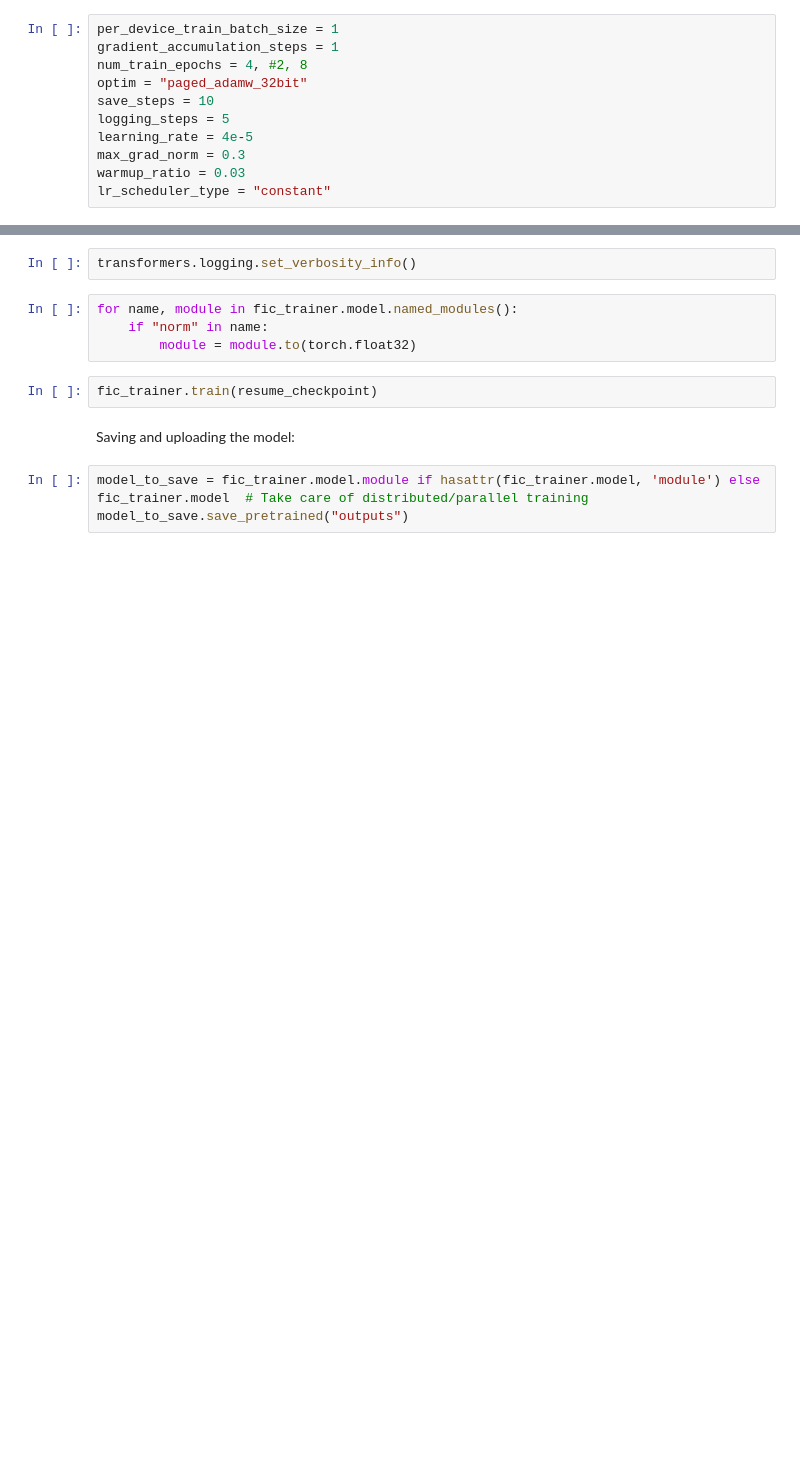
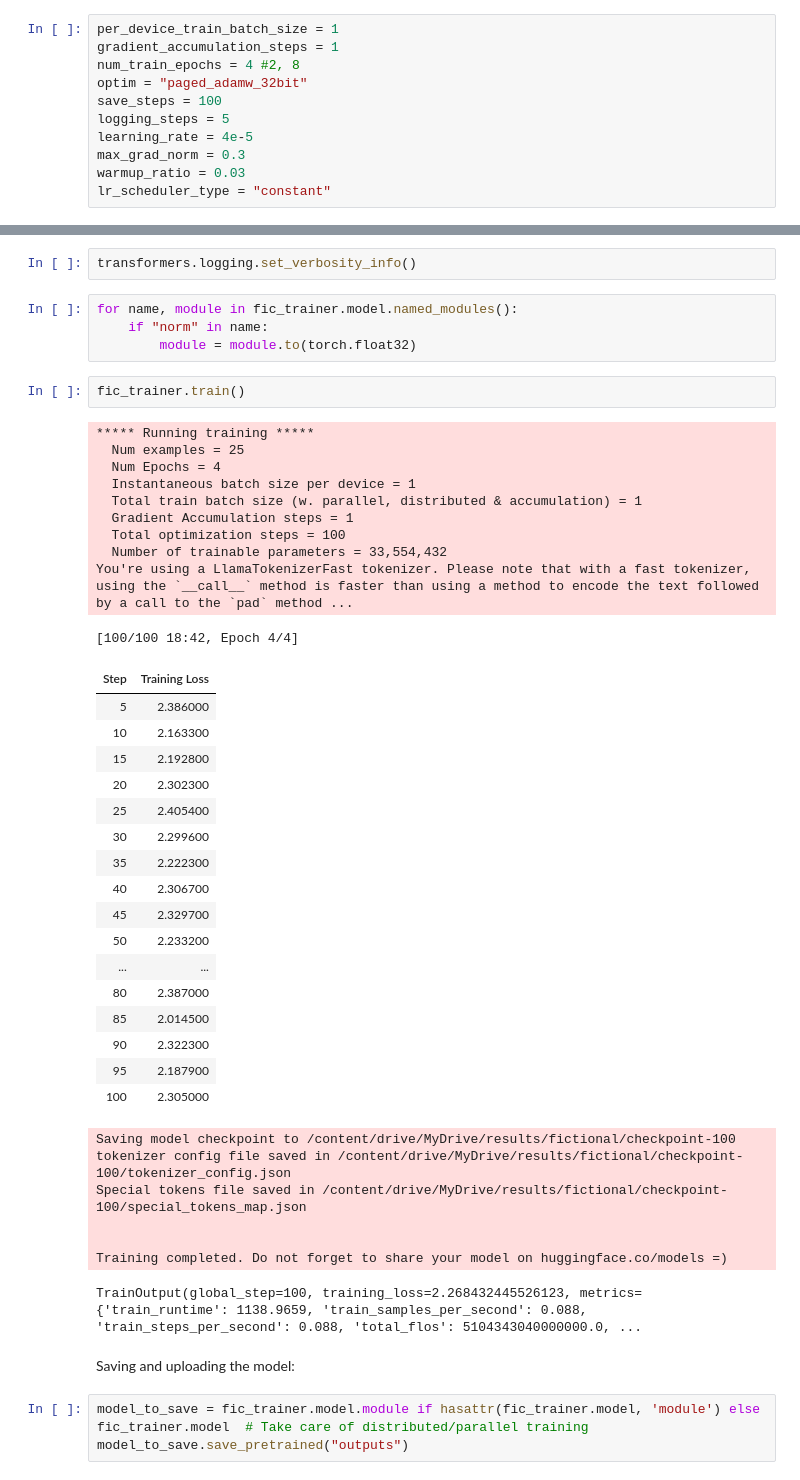
Before and after one commit to danielbauer1860/LLM_Output_Analysis, a Jupyter notebook: fine_tuning/Llama_2_fine_tuning_fic_4epochs.ipynb, the cells around one changed output, grey strips where cells are left out. Cells and saved outputs as stored; diff of their text form; blank space fills up the shorter version.

```diff
--- a/fine_tuning/Llama_2_fine_tuning_fic_4epochs.ipynb
+++ b/fine_tuning/Llama_2_fine_tuning_fic_4epochs.ipynb
@@ -112,9 +175,9 @@ While most hyperparameters remain the same throughout the different variants, th
 # %%
 per_device_train_batch_size = 1
 gradient_accumulation_steps = 1
-num_train_epochs = 4, #2, 8
+num_train_epochs = 4 #2, 8
 optim = "paged_adamw_32bit"
-save_steps = 10
+save_steps = 100
 logging_steps = 5
 learning_rate = 4e-5
 max_grad_norm = 0.3
@@ -158,7 +228,42 @@ for name, module in fic_trainer.model.named_modules():
     if "norm" in name:
         module = module.to(torch.float32)
 # %%
-fic_trainer.train(resume_checkpoint)
+fic_trainer.train()
+# %% [output]
+***** Running training *****
+  Num examples = 25
+  Num Epochs = 4
+  Instantaneous batch size per device = 1
+  Total train batch size (w. parallel, distributed & accumulation) = 1
+  Gradient Accumulation steps = 1
+  Total optimization steps = 100
+  Number of trainable parameters = 33,554,432
+You're using a LlamaTokenizerFast tokenizer. Please note that with a fast tokenizer, using the `__call__` method is faster than using a method to encode the text followed by a call to the `pad` method ...
+[100/100 18:42, Epoch 4/4]
+| Step | Training Loss |
+| 5 | 2.386000 |
+| 10 | 2.163300 |
+| 15 | 2.192800 |
+| 20 | 2.302300 |
+| 25 | 2.405400 |
+| 30 | 2.299600 |
+| 35 | 2.222300 |
+| 40 | 2.306700 |
+| 45 | 2.329700 |
+| 50 | 2.233200 |
+| ... | ... |
+| 80 | 2.387000 |
+| 85 | 2.014500 |
+| 90 | 2.322300 |
+| 95 | 2.187900 |
+| 100 | 2.305000 |
+Saving model checkpoint to /content/drive/MyDrive/results/fictional/checkpoint-100
+tokenizer config file saved in /content/drive/MyDrive/results/fictional/checkpoint-100/tokenizer_config.json
+Special tokens file saved in /content/drive/MyDrive/results/fictional/checkpoint-100/special_tokens_map.json
+
+
+Training completed. Do not forget to share your model on huggingface.co/models =)
+TrainOutput(global_step=100, training_loss=2.268432445526123, metrics={'train_runtime': 1138.9659, 'train_samples_per_second': 0.088, 'train_steps_per_second': 0.088, 'total_flos': 5104343040000000.0, ...
 # %% [markdown]
 Saving and uploading the model:
 # %%
```
Also changed, not shown: parts of 13 cells of this notebook.
